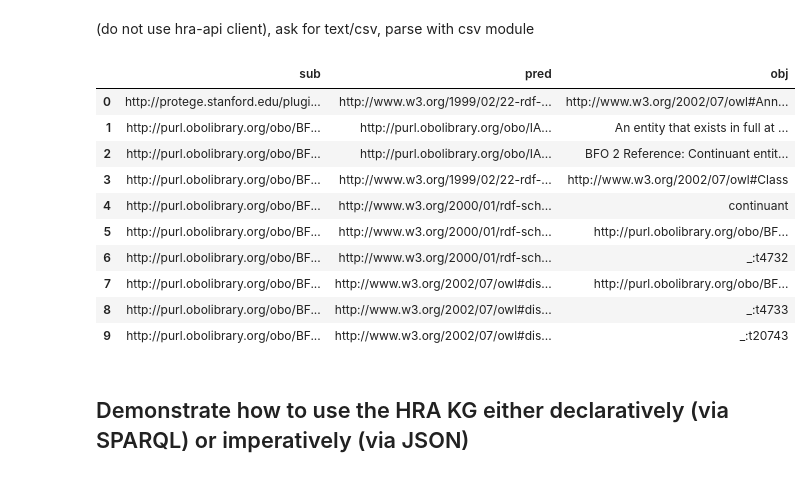
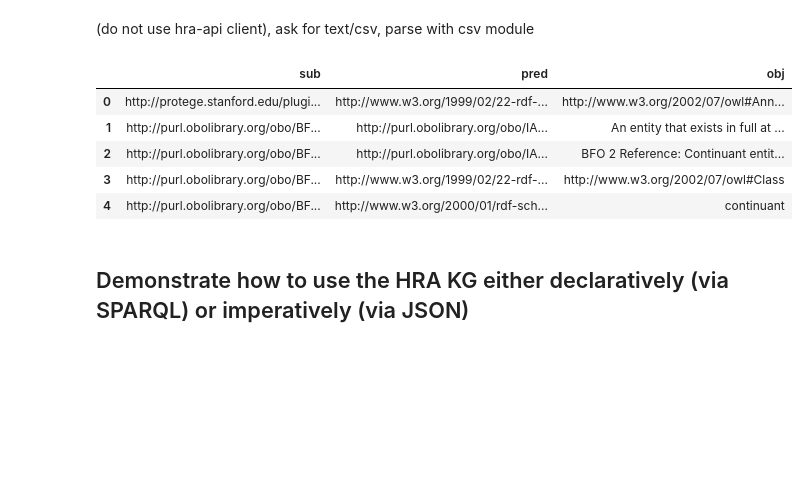
Before and after one commit to cns-iu/hra-kg-supporting-information, a Jupyter notebook: notebooks/hra-kg-queries.ipynb, the cells around one changed output. Cells and saved outputs as stored; diff of their text form; code cells hidden in the pictures; blank space fills up the shorter version.

```diff
--- a/notebooks/hra-kg-queries.ipynb
+++ b/notebooks/hra-kg-queries.ipynb
@@ -44,22 +30,34 @@ def take(n, iterable):
 # %% [markdown]
 In this example, we will retrieve an anatomical structures (AS), cell types (CT), plus biomarkers (B) table (ASCT+B, see [this paper](https://www.nature.com/articles/s41556-021-00788-6)) as a JSON file. As part of the HRA Digital Object (DO) processing pipeline, we perform normalization and enrichment. When we normalize, we convert every DO into a standard format that follows schemas defined in [LinkML](https://linkml.io/). The default file format for normalized data is [YAML](https://yaml.org/), which can readily be converted to JSON. This would almost be enough as is, but the current models were not fully designed for end users. It was created as a way to generate RDF graphs. So, there are some artifacts of this in the models themselves, which may make them hard to understand. However, with some clean-up, the HRA data is accessible and useful for end users with varying degrees of programming and analysis experience. LinkML can also generate a JSON-LD Context and a JSON Schema (see [https://json-schema.org/](https://json-schema.org/)), which we can then attach to the JSON files to make them validatable, easily convert them to RDF, and to provide autocomplete as well as documentation inline in code editors like VS Code, and to generate online documentation.
 # %%
-# Set the number of lines printed from a pd df
-pd.options.display.max_rows = 10
+# Set the number of kvp printed from a pd df
+n_kvp = 10
 
 # Each HRA DO has a persistent URL (PURL), where the user is served HRA DO data after server-side content negotation
+
 # This is the PURL for the ASCT+B table for the kidney
+
 url = "https://purl.humanatlas.io/asct-b/kidney"
 
+
 # set headers
+
 headers = {
+
   "Accept" : "application/json"
+
 }
 
+
 # make request, parse response
+
 response = requests.get(url, headers=headers)
 
+
 # delete this once HRA DO JSONs are deployed
+
 kidney_json = json.loads(response.text)
-pprint(kidney_json)
+
+for key, value in list(kidney_json.items())[:n_kvp]:
+  print(f"{key}: {value}")
 # %% [output]
@@ -141,39 +128,34 @@ df
 query = "SELECT * WHERE { ?sub ?pred ?obj . } LIMIT 10" #this is a simple query for all subject, predicate, object triples in the queried graph
 
 # define endpoint
 url = "https://lod.humanatlas.io/sparql"
 
 # define parameters
 params = {
     "query": query,
 }
 
 # set header
 headers = {
   "Accept": "text/csv"
 }
 
 # Send the GET request
 response = requests.get(url, headers=headers, params=params)
 
 # convert text to file-like object
 csv_data = StringIO(response.text)
 
 # concert to DataFrame
 df = pd.read_csv(csv_data)
-df
+df.head()
 # %% [output]
 |  | sub | pred | obj |
 | 0 | http://protege.stanford.edu/plugi... | http://www.w3.org/1999/02/22-rdf-... | http://www.w3.org/2002/07/owl#Ann... |
 | 1 | http://purl.obolibrary.org/obo/BF... | http://purl.obolibrary.org/obo/IA... | An entity that exists in full at ... |
 | 2 | http://purl.obolibrary.org/obo/BF... | http://purl.obolibrary.org/obo/IA... | BFO 2 Reference: Continuant entit... |
 | 3 | http://purl.obolibrary.org/obo/BF... | http://www.w3.org/1999/02/22-rdf-... | http://www.w3.org/2002/07/owl#Class |
 | 4 | http://purl.obolibrary.org/obo/BF... | http://www.w3.org/2000/01/rdf-sch... | continuant |
-| 5 | http://purl.obolibrary.org/obo/BF... | http://www.w3.org/2000/01/rdf-sch... | http://purl.obolibrary.org/obo/BF... |
-| 6 | http://purl.obolibrary.org/obo/BF... | http://www.w3.org/2000/01/rdf-sch... | _:t4732 |
-| 7 | http://purl.obolibrary.org/obo/BF... | http://www.w3.org/2002/07/owl#dis... | http://purl.obolibrary.org/obo/BF... |
-| 8 | http://purl.obolibrary.org/obo/BF... | http://www.w3.org/2002/07/owl#dis... | _:t4733 |
-| 9 | http://purl.obolibrary.org/obo/BF... | http://www.w3.org/2002/07/owl#dis... | _:t20743 |
 # %% [markdown]
 ## Demonstrate how to use the HRA KG either declaratively (via SPARQL) or imperatively (via JSON)
 # %% [markdown]
```
Also changed, not shown: parts of 8 cells of this notebook.
